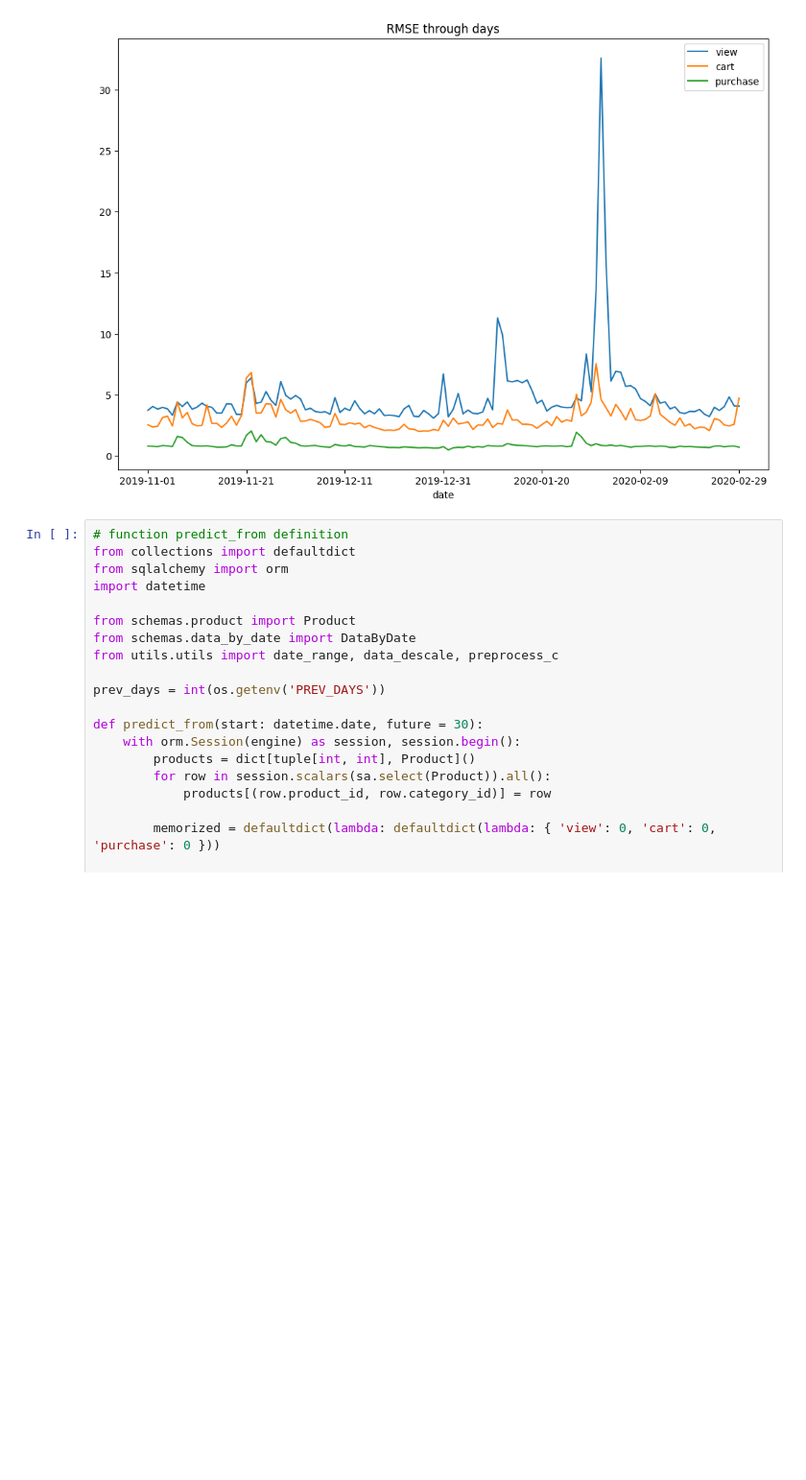
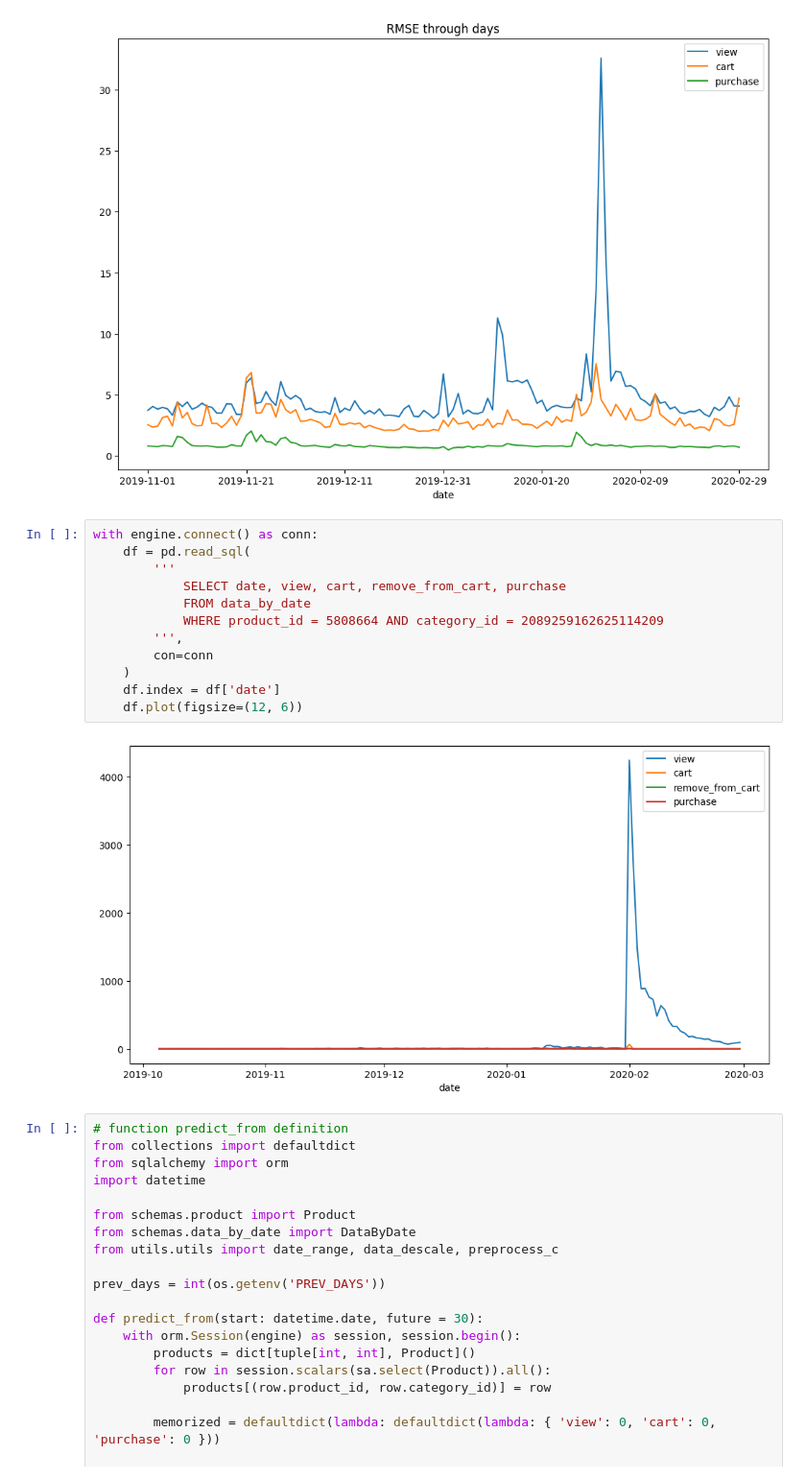
Before and after one commit to catan271/datn, a Jupyter notebook: training/05c-statistics.ipynb, the cells around one changed output. Shown at 96% size. Cells and saved outputs as stored; diff of their text form; blank space fills up the shorter version.

```diff
--- a/training/05c-statistics.ipynb
+++ b/training/05c-statistics.ipynb
@@ -84,6 +84,20 @@ df.plot(figsize=(12, 8), title="RMSE through days")
 <Axes: title={'center': 'RMSE through days'}, xlabel='date'>
 <Figure size 1200x600 with 0 Axes>
 [figure]
+# %%
+with engine.connect() as conn:
+    df = pd.read_sql(
+        '''
+            SELECT date, view, cart, remove_from_cart, purchase
+            FROM data_by_date
+            WHERE product_id = 5808664 AND category_id = 2089259162625114209
+        ''',
+        con=conn
+    )
+    df.index = df['date']
+    df.plot(figsize=(12, 6))
+# %% [output]
+[figure, added]
 # %%
 # function predict_from definition
 from collections import defaultdict
```
Also changed, not shown: 1 other file.
